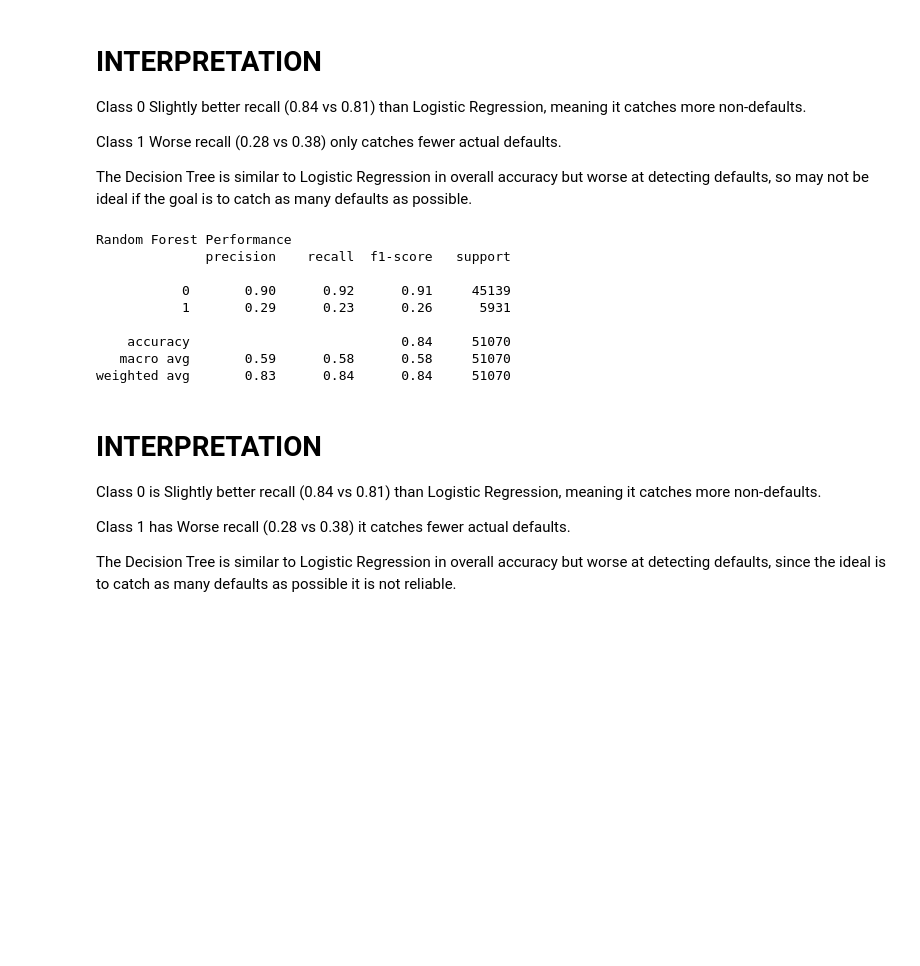
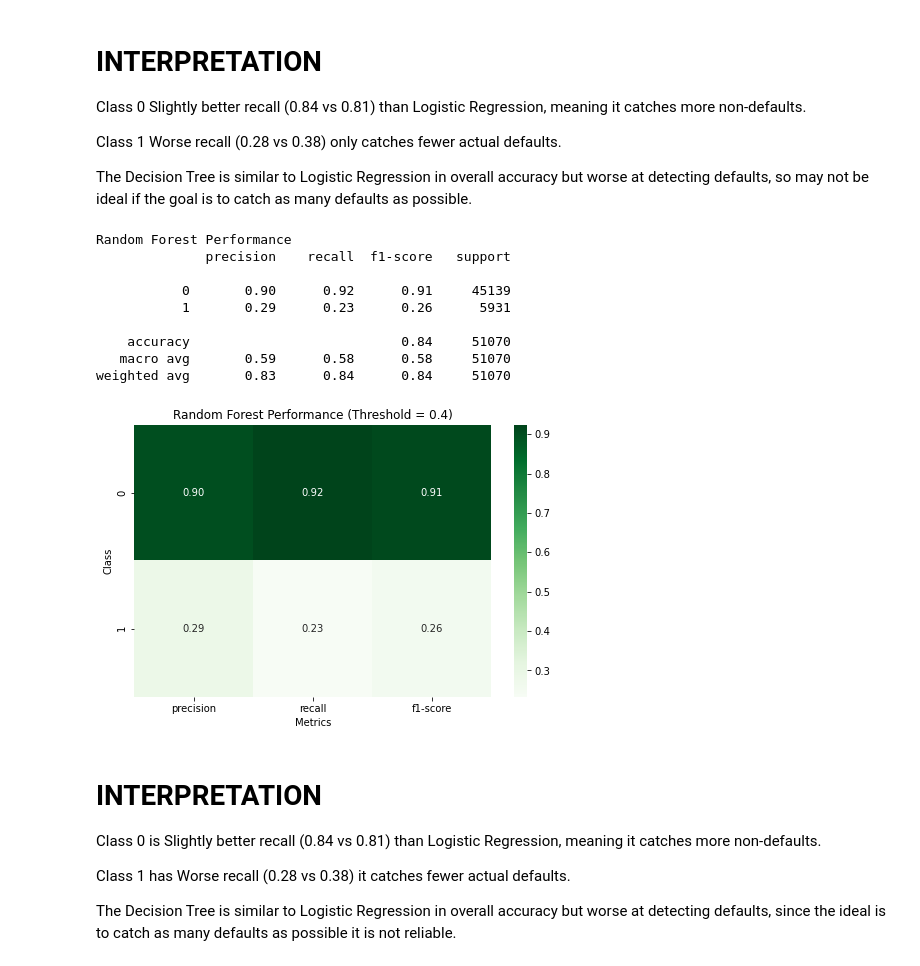
Before and after one commit to FGithaiga/LOAN-DEFAULT-PREDICTION, a Jupyter notebook: index.ipynb, the cells around one changed output. Drawn from its saved outputs; the diff is of its cells as text; code cells hidden in the pictures; blank space fills up the shorter version.

```diff
--- a/index.ipynb
+++ b/index.ipynb
@@ -418,16 +448,31 @@ The Decision Tree is similar to Logistic Regression in overall accuracy but wors
 # %%
 print("Random Forest Performance")
 print(classification_report(y_test, y_pred_rf_thresh))
+
+# Generate classification report as a dictionary
+report = classification_report(y_test, y_pred_rf_thresh, output_dict=True)
+
+# Convert to DataFrame for easier plotting
+report_df = pd.DataFrame(report).transpose()
+
+# Plot precision, recall, f1-score for each class
+plt.figure(figsize=(8,5))
+sns.heatmap(report_df.iloc[:-3, :3], annot=True, cmap="Greens", fmt=".2f")
+plt.title("Random Forest Performance (Threshold = 0.4)")
+plt.ylabel("Class")
+plt.xlabel("Metrics")
+plt.show()
 # %% [output]
 Random Forest Performance
               precision    recall  f1-score   support
 
            0       0.90      0.92      0.91     45139
            1       0.29      0.23      0.26      5931
 
     accuracy                           0.84     51070
    macro avg       0.59      0.58      0.58     51070
 weighted avg       0.83      0.84      0.84     51070
+[figure, added]
 # %% [markdown]
 # **INTERPRETATION**
 
```
Also changed, not shown: parts of 2 cells of this notebook.
